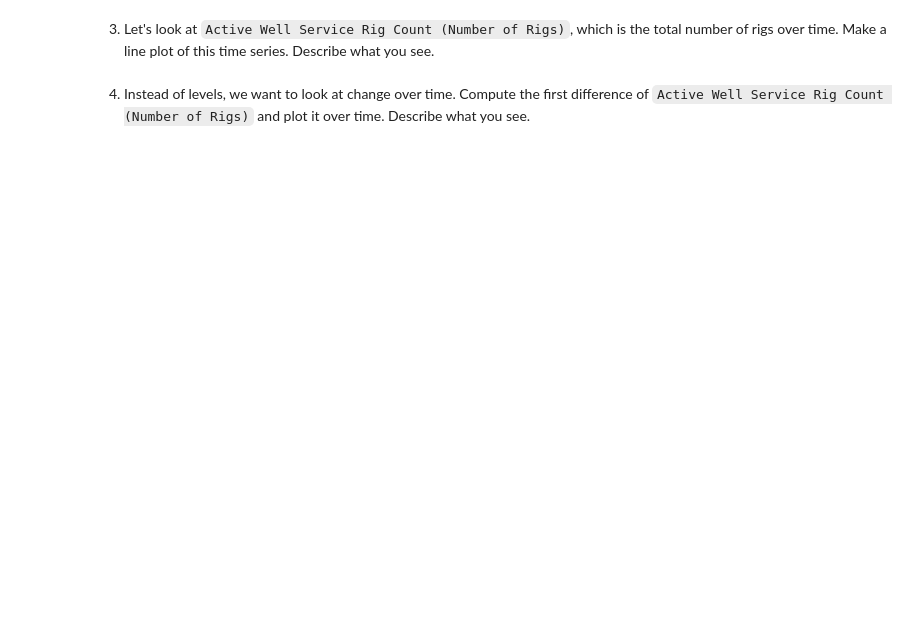
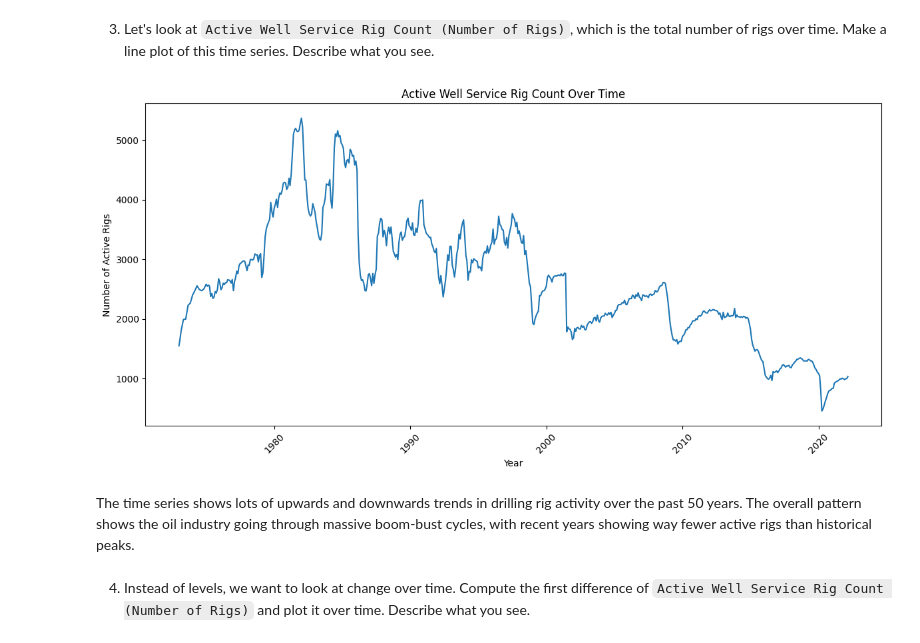
Before and after one commit to elyse-undan/EDA, a Jupyter notebook: assignment/assignment.ipynb, the cells around one changed output. Drawn from its saved outputs; the diff is of its cells as text; code cells hidden in the pictures; blank space fills up the shorter version.

```diff
--- a/assignment/assignment.ipynb
+++ b/assignment/assignment.ipynb
@@ -570,2 +584,14 @@ Active Well Service Rig Count (Number of Rigs): str
 # %% [markdown]
 2. To convert the `Month` variable to an ordered datetime variable, use `df['time'] = pd.to_datetime(df['Month'], format='mixed')`.
+# %%
+rigs['time'] = pd.to_datetime(rigs['Month'], format='mixed')
+
+# Check the result
+print("First few rows of time column:")
+print(rigs['time'].head(), '\n')
+
+print("Data type of time column:")
+print(rigs['time'].dtype, '\n')
+
+print("Updated data info:")
+print(rigs.info())
@@ -572,4 +616,23 @@ Active Well Service Rig Count (Number of Rigs): str
 # %% [markdown]
 3. Let's look at `Active Well Service Rig Count (Number of Rigs)`, which is the total number of rigs over time. Make a line plot of this time series. Describe what you see.
+# %%
+rigs['Active Well Service Rig Count (Number of Rigs)'] = pd.to_numeric(
+    rigs['Active Well Service Rig Count (Number of Rigs)'],
+    errors='coerce'
+)
+
+# line plot
+plt.figure(figsize=(12, 6))
+plt.plot(rigs['time'], rigs['Active Well Service Rig Count (Number of Rigs)'])
+plt.xlabel('Year')
+plt.ylabel('Number of Active Rigs')
+plt.title('Active Well Service Rig Count Over Time')
+plt.xticks(rotation=45)
+plt.tight_layout()
+plt.show()
+# %% [output]
+[figure, added]
+# %% [markdown]
+The time series shows lots of upwards and downwards trends in drilling rig activity over the past 50 years. The overall pattern shows the oil industry going through massive boom-bust cycles, with recent years showing way fewer active rigs than historical peaks.
 # %% [markdown]
 4. Instead of levels, we want to look at change over time. Compute the first difference of  `Active Well Service Rig Count (Number of Rigs)` and plot it over time. Describe what you see.
```
Also changed, not shown: parts of 5 cells of this notebook.
